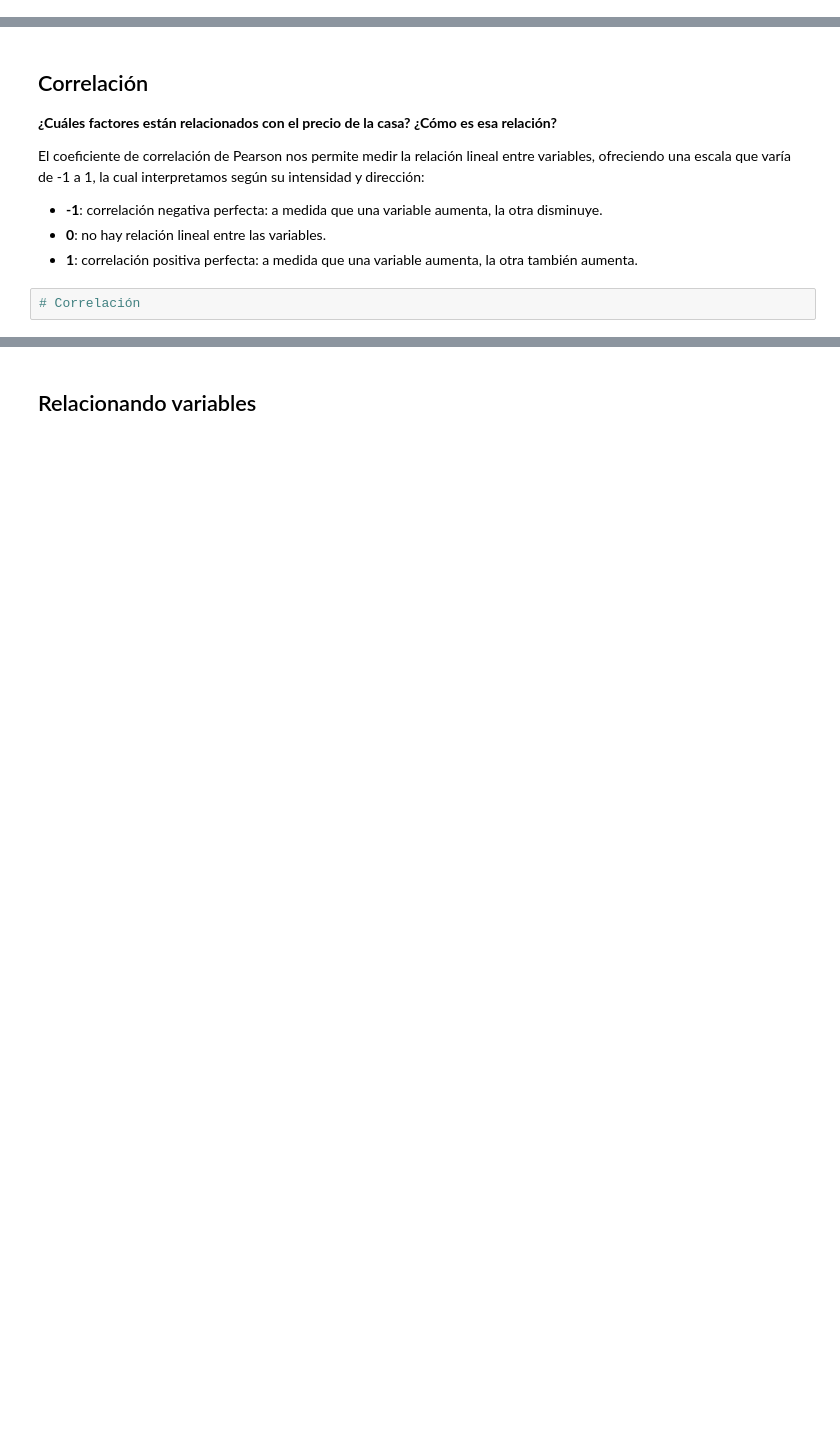
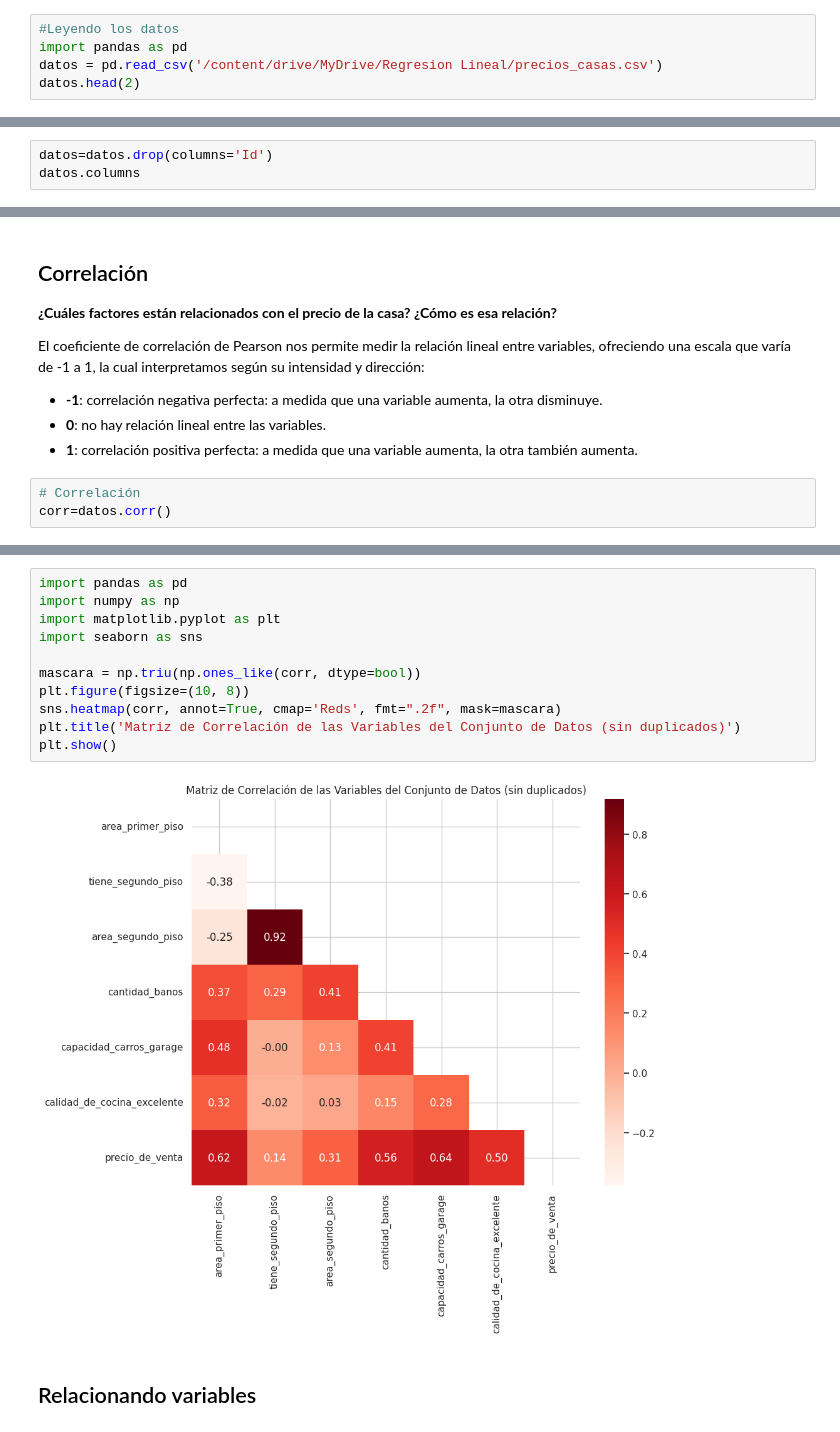
Before and after one commit to Yaaxek/Relaciones-con-regresion-lineal, a Jupyter notebook: precios_de_inmuebles_regresion_lineal.ipynb, the cells around one changed output, grey strips where cells are left out. Drawn from its saved outputs; the diff is of its cells as text; blank space fills up the shorter version.

```diff
--- a/precios_de_inmuebles_regresion_lineal.ipynb
+++ b/precios_de_inmuebles_regresion_lineal.ipynb
@@ -21,0 +25,5 @@ Base de datos simplificada e inspirada en [House Prices](https://www.kaggle.com/
+# %%
+#Leyendo los datos
+import pandas as pd
+datos = pd.read_csv('/content/drive/MyDrive/Regresion Lineal/precios_casas.csv')
+datos.head(2)
@@ -23,0 +53,3 @@ Base de datos simplificada e inspirada en [House Prices](https://www.kaggle.com/
+# %%
+datos=datos.drop(columns='Id')
+datos.columns
@@ -33,3 +70,4 @@ El coeficiente de correlación de Pearson nos permite medir la relación lineal
 * **1**: correlación positiva perfecta: a medida que una variable aumenta, la otra también aumenta.
 # %%
 # Correlación
+corr=datos.corr()
@@ -39,3 +86,16 @@ El coeficiente de correlación de Pearson nos permite medir la relación lineal
+# %%
+import pandas as pd
+import numpy as np
+import matplotlib.pyplot as plt
+import seaborn as sns
+
+mascara = np.triu(np.ones_like(corr, dtype=bool))
+plt.figure(figsize=(10, 8))
+sns.heatmap(corr, annot=True, cmap='Reds', fmt=".2f", mask=mascara)
+plt.title('Matriz de Correlación de las Variables del Conjunto de Datos (sin duplicados)')
+plt.show()
+# %% [output]
+[figure, added]
 # %% [markdown]
 ## Relacionando variables
 # %%
```
Also changed, not shown: parts of 107 cells of this notebook.
